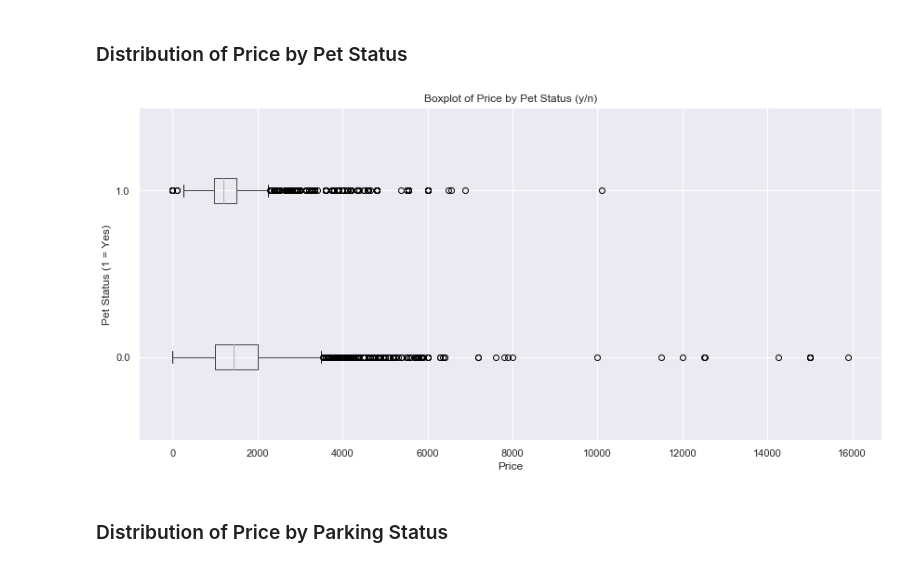
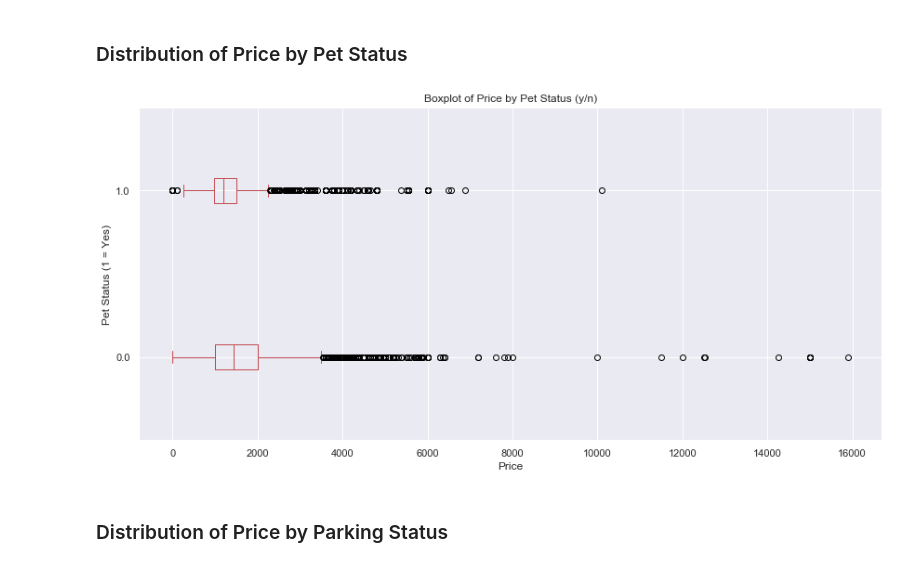
Before and after one commit to lilyzhai/housing-survey, a Jupyter notebook: EDA/EDA - final.ipynb, the cells around one changed output. Drawn from its saved outputs; the diff is of its cells as text; code cells hidden in the pictures.

```diff
--- a/EDA/EDA - final.ipynb
+++ b/EDA/EDA - final.ipynb
@@ -157,14 +158,14 @@ plt.tight_layout()
 # %% [markdown]
 ### Distribution of Price by Pet Status
 # %%
-df.boxplot(column='price', by='pets', figsize=(12,6), vert=False)
+df.boxplot(column='price', by='pets', figsize=(12,6), vert=False, color='r')
 plt.suptitle('') # removed default subtitle, it overlaps with title
 plt.title('Boxplot of Price by Pet Status (y/n)')
 plt.ylabel('Pet Status (1 = Yes)')
 plt.xlabel('Price')
 plt.tight_layout()
 # %% [output]
-[figure, old version]
+[figure, new version]
 # %% [markdown]
 ### Distribution of Price by Parking Status
 # %%
```
Also changed, not shown: parts of 8 cells of this notebook.
